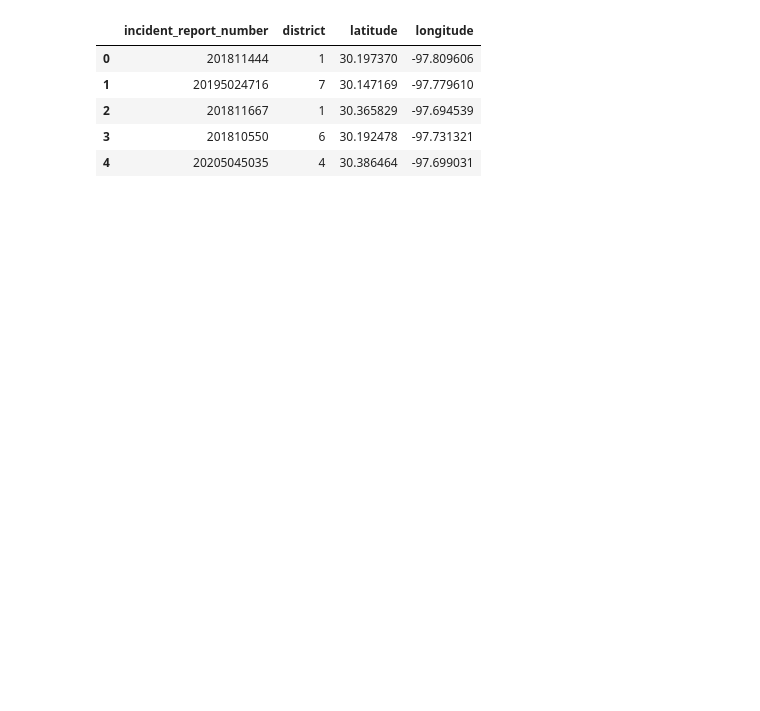
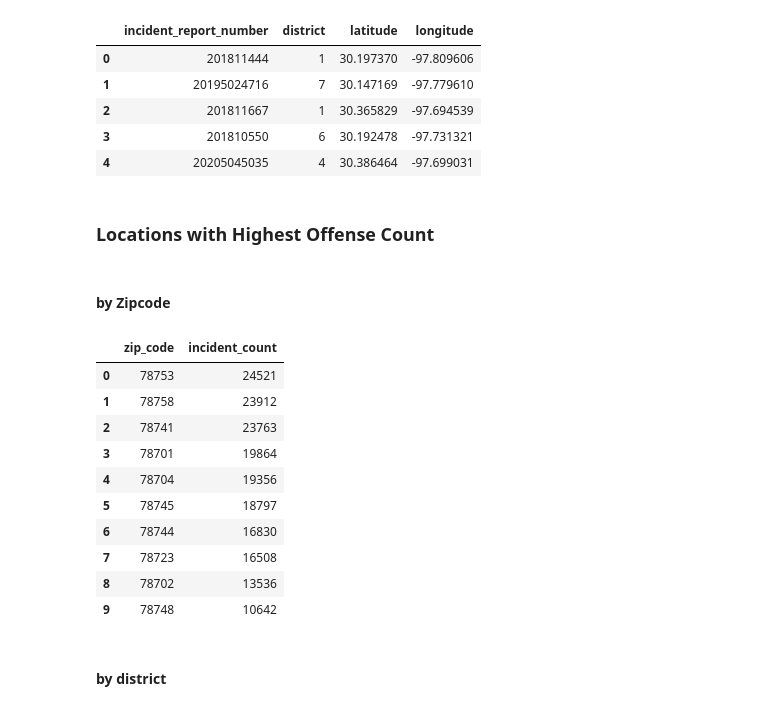
Before and after one commit to DonnieData/austin_crime_EDA, a Jupyter notebook: crime_data_EDA.ipynb, the cells around one changed output. Saved outputs shown, nothing was run; the diff lists cells and outputs as text; code cells hidden in the pictures; blank space fills up the shorter version.

Commit message:
updating location summaries

```diff
--- a/crime_data_EDA.ipynb
+++ b/crime_data_EDA.ipynb
@@ -181,3 +213,31 @@ loc_frame.head()
 | 4 | 20205045035 | 4 | 30.386464 | -97.699031 |
 # %%
 loc_frame.to_csv('loc_frame.csv',index=False)
+# %% [markdown]
+### Locations with Highest Offense Count
+# %% [markdown]
+#### by Zipcode
+# %%
+top_zip = db_frame('''SELECT zip_code,
+                            COUNT(incident_report_number) as incident_count
+                      FROM  crime_incidents
+                      GROUP BY zip_code
+                      ORDER BY incident_count DESC
+                      LIMIT 10;
+                            ''')
+# %%
+top_zip
+# %% [output]
+|  | zip_code | incident_count |
+| 0 | 78753 | 24521 |
+| 1 | 78758 | 23912 |
+| 2 | 78741 | 23763 |
+| 3 | 78701 | 19864 |
+| 4 | 78704 | 19356 |
+| 5 | 78745 | 18797 |
+| 6 | 78744 | 16830 |
+| 7 | 78723 | 16508 |
+| 8 | 78702 | 13536 |
+| 9 | 78748 | 10642 |
+# %% [markdown]
+#### by district
```
Also changed, not shown: parts of 12 cells of this notebook.
